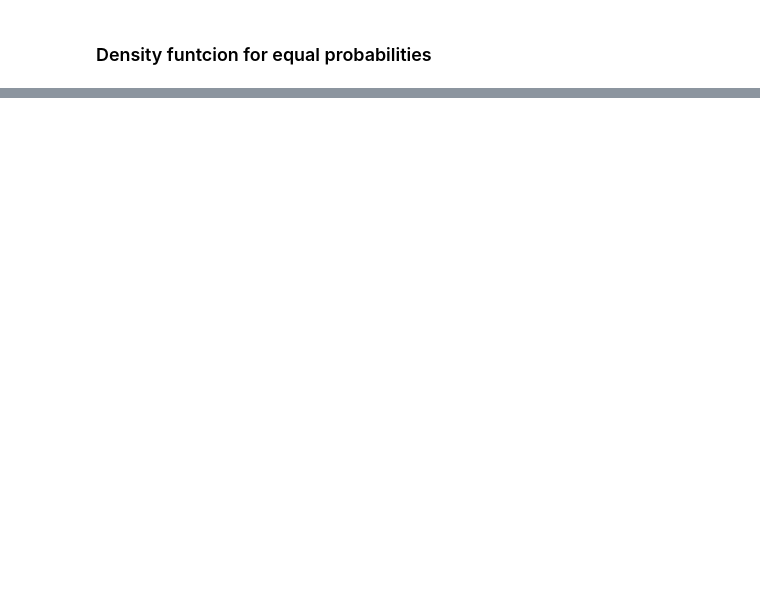
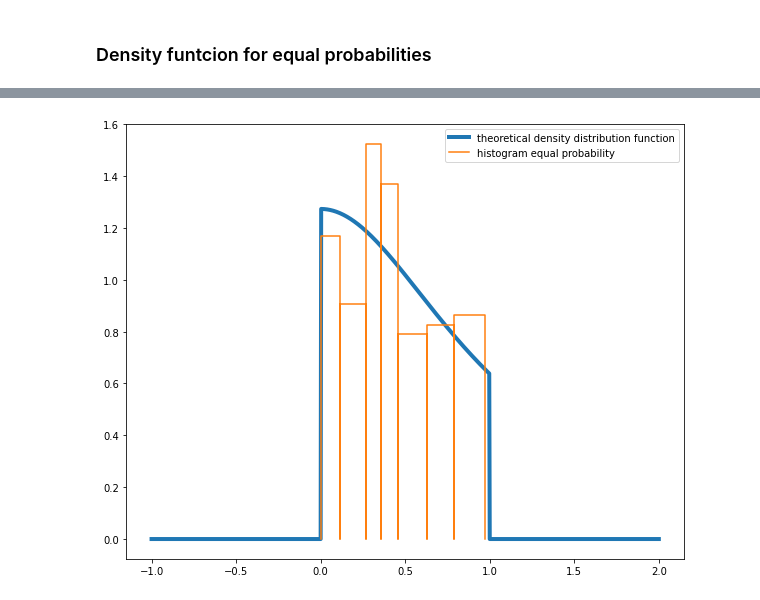
Before and after one commit to kremenevskiy/BSUIR, a Jupyter notebook: Term_4-math-statistics/statistics/labs.ipynb, the cells around one changed output, grey strips where cells are left out. Drawn from its saved outputs; the diff is of its cells as text; code cells hidden in the pictures; blank space fills up the shorter version.

```diff
--- a/Term_4-math-statistics/statistics/labs.ipynb
+++ b/Term_4-math-statistics/statistics/labs.ipynb
@@ -440,0 +471,13 @@ plt.legend();
+# %%
+n_pearson = 50
+sample_p = make_samples(n_pearson)[1]
+
+histogram_p, chi2, chi2_critic, df = check_pearson_hyp(sample_p, 0.001);
+
+check_pearson_hyp(sample_p, 0.5);
+check_pearson_hyp(sample_p, 0.7);
+check_pearson_hyp(sample_p, 0.8);
+check_pearson_hyp(sample_p, 0.9);
+check_pearson_hyp(sample_p, 0.95);
+check_pearson_hyp(sample_p, 0.99);
+histogram_p
@@ -440,0 +510,24 @@ plt.legend();
+# %%
+dots_count = 10**3
+x_dots_dens = np.linspace(a_Y-1, b_Y+1, dots_count)
+y_dots_dens = [f(x) for x in x_dots_dens]
+plt.rcParams["figure.figsize"] = (10, 8)
+plt.plot(x_dots_dens, y_dots_dens, linewidth=4, label='theoretical density distribution function');
+
+
+x_hist_prob, y_hist_prob = get_hist_points(histogram_p)
+x_poly_prob, y_poly_prob = get_polygon_points(histogram_p)
+x_dens_prepared_prob, y_dens_prepared_prob = get_plot_dens_data(x_poly_prob, y_poly_prob)
+x_den_prob, y_den_prob = np.array(x_dens_prepared_prob), np.array(y_dens_prepared_prob)
+x_den_new_prob = np.linspace(x_den_prob.min(), x_den_prob.max(), 200)
+spline_prob = make_interp_spline(x_den_prob, y_den_prob, k=3)
+y_den_smooth_prob = spline_prob(x_den_new_prob)
+# plt.plot(list(x_den_new_prob),list(y_den_smooth_prob), linewidth=3, label = 'imperical smoothed density distribution function')
+
+
+plt.plot(x_hist_prob, y_hist_prob, label='histogram equal probability')
+# plt.plot(x_poly_prob, y_poly_prob, label ='polygon equal probability')
+
+plt.legend();
+# %% [output]
+[figure, added]
```
Also changed, not shown: parts of 37 cells of this notebook.
